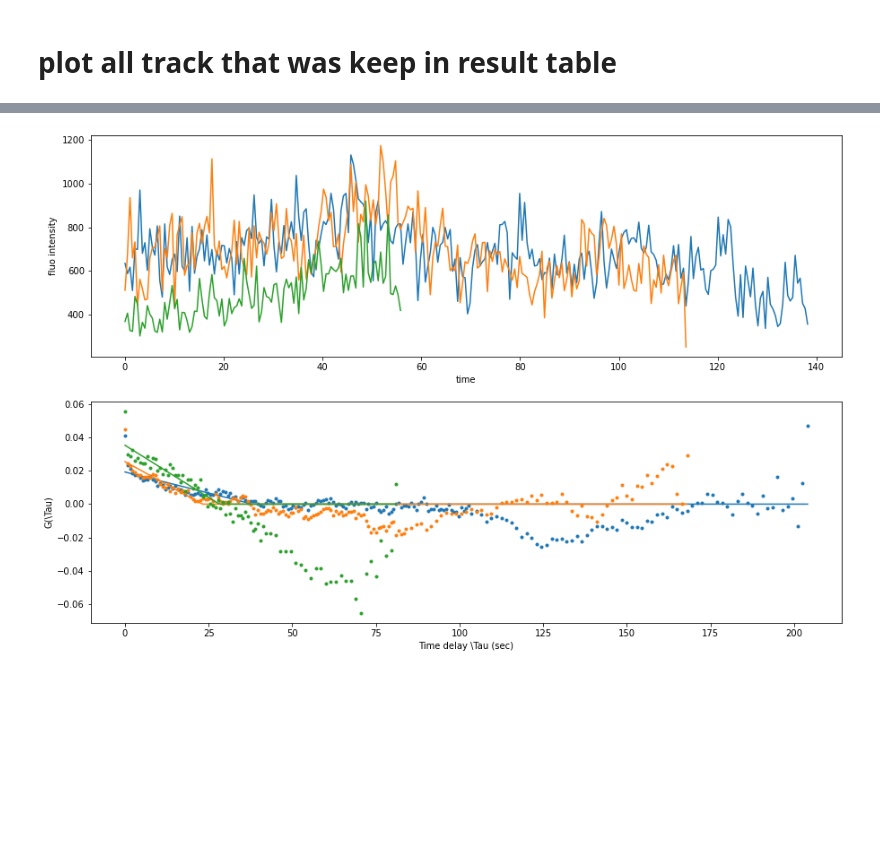
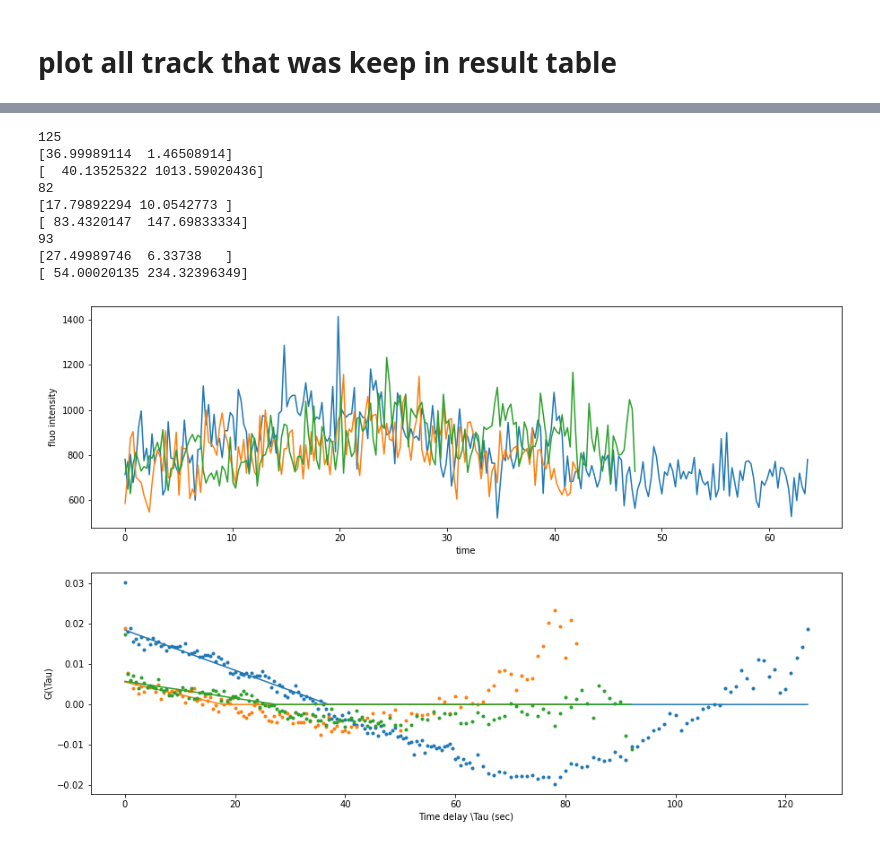
Before and after one commit to sophietheis/KineticAnalysis, a Jupyter notebook: notebook/Analyse_kinetic-Verification.ipynb, the cells around one changed output, grey strips where cells are left out. Saved outputs shown, nothing was run; the diff lists cells and outputs as text; code cells hidden in the pictures; blank space fills up the shorter version.

```diff
--- a/notebook/Analyse_kinetic-Verification.ipynb
+++ b/notebook/Analyse_kinetic-Verification.ipynb
@@ -18,7 +18,7 @@ def func_(x, T, c):
 # %%
 # read one file
 path = "/mnt/sda1/Sophie/2-KineticAnalysisData/1-ConfirmData/movie twiCrispr/"
-file = "M142Het CJD1 ultrafast 0_20 in nc14 e1_Airyscan Processing/track_spot_table.csv"
+file = "M142Het CJD1 ultrafast 0_10 in nc13 e1_Airyscan Processing/track_spot_table.csv"
 f = path+file
 datas = pd.read_csv(f)
 datas.drop(index=[0,1,2], inplace=True)
@@ -114,10 +90,16 @@ ipdb> c
 # Multiple file analysis
 # %%
 path = "/mnt/sda1/Sophie/2-KineticAnalysisData/1-ConfirmData/movie twiCrispr/"
+# path = "/mnt/sda1/Sophie/2-KineticAnalysisData/1-ConfirmData/movie fast ilp4/"
 files = [
-#          "M142Het CJD1 ultrafast 0_20 in nc14 e2_Airyscan Processing/track_spot_table.csv",
          "M142Het CJD1 ultrafast 0_10 in nc13 e1_Airyscan Processing/track_spot_table.csv",
-#          "M142Het CJD1 ultrafast 0_20 in nc14 e4_Airyscan Processing/track_spot_table.csv",
+         "M142Het CJD1 ultrafast 0_20 in nc14 e1_Airyscan Processing/track_spot_table.csv",
+         "M142Het CJD1 ultrafast 0_20 in nc14 e2_Airyscan Processing/track_spot_table.csv",
+         "M142Het CJD1 ultrafast 0_20 in nc14 e4_Airyscan Processing/track_spot_table.csv",
+         "M142Het CJD1 ultrafast 0_20 in nc14 e5_Airyscan Processing/track_spot_table.csv",
+         "save/track_spot_table2.csv",
+#           "2D/track_spot_table.csv",
+#           "2D/track_spot_table2.csv",
         ]
 
 # path = "/mnt/sda1/Sophie/2-KineticAnalysisData/1-ConfirmData/movie fast ilp4/"
@@ -190,5 +163,5 @@ ipdb>
 # %%
-result['elongation_time_norm'] = 966/result['elongation_time']
+result['elongation_time_norm'] = 1300/result['elongation_time']
 result['init_translation_rate_norm'] = result['init_translation_rate']
 result['tmp'] = 1
 # %%
@@ -271,44 +252,57 @@ for id_ in np.unique(result['track_id'].to_numpy()):
     x = datas[datas.TRACK_ID==id_].sort_values('FRAME')['POSITION_T'].values-min(datas[datas.TRACK_ID==id_].sort_values('FRAME')['POSITION_T'].values)
     y = datas[datas.TRACK_ID==id_].sort_values('FRAME')['MEAN_INTENSITY_CH1'].values
 
-    ax[0].plot(x, y, color=colors[i])
+    ax[0].plot(x*0.5, y, color=colors[i])
 
 
     mm = int(len(datas[datas.TRACK_ID==id_])/2-1)
+    print(mm)
     if (mm%2)==0:
         autocor = multipletau.autocorrelate(y,
                                         m=mm,
-                                        deltat=0.75,
-                                        normalize=True)
+                                        deltat=0.5,
+                                        normalize=True,
+                                           )
     else:
         autocor = multipletau.autocorrelate(y,
                                         m=mm+1,
-                                        deltat=0.75,
-                                        normalize=True)
+                                        deltat=0.5,
+                                        normalize=True,
+                                           )
 
 
 
-    popt, pcov = optimize.curve_fit(func_,
-                                autocor.flatten()[0::2],
-                                autocor.flatten()[1::2],
-                                method='lm' )
+    popt, pcov = optimize.curve_fit(f=func_,
+                                    xdata=autocor.flatten()[0::2][1:],
+                                    ydata=autocor.flatten()[1::2][1:],
+                                    method='lm')
 
-
+    print(popt)
+    print(1485/popt)
     ax[1].plot(autocor.flatten()[0::2], autocor.flatten()[1::2], '.', color=colors[i])
     ax[1].plot(autocor.flatten()[0::2], func_(autocor.flatten()[0::2], *popt), color=colors[i] )
     if i == 7:
         i=0
     else:
         i+=1
 
 ax[0].set_xlabel("time")
 ax[0].set_ylabel("fluo intensity")
 ax[1].set_xlabel("Time delay \Tau (sec)")
 ax[1].set_ylabel("G(\Tau)")
 
 fig.set_size_inches((15,10))
 # %% [output]
+125
+[36.99989114  1.46508914]
+[  40.13525322 1013.59020436]
+82
+[17.79892294 10.0542773 ]
+[ 83.4320147  147.69833334]
+93
+[27.49989746  6.33738   ]
+[ 54.00020135 234.32396349]
-[figure, old version]
+[figure, new version]
 # %%
 result
 # %% [output]
```
Also changed, not shown: parts of 12 cells of this notebook.
